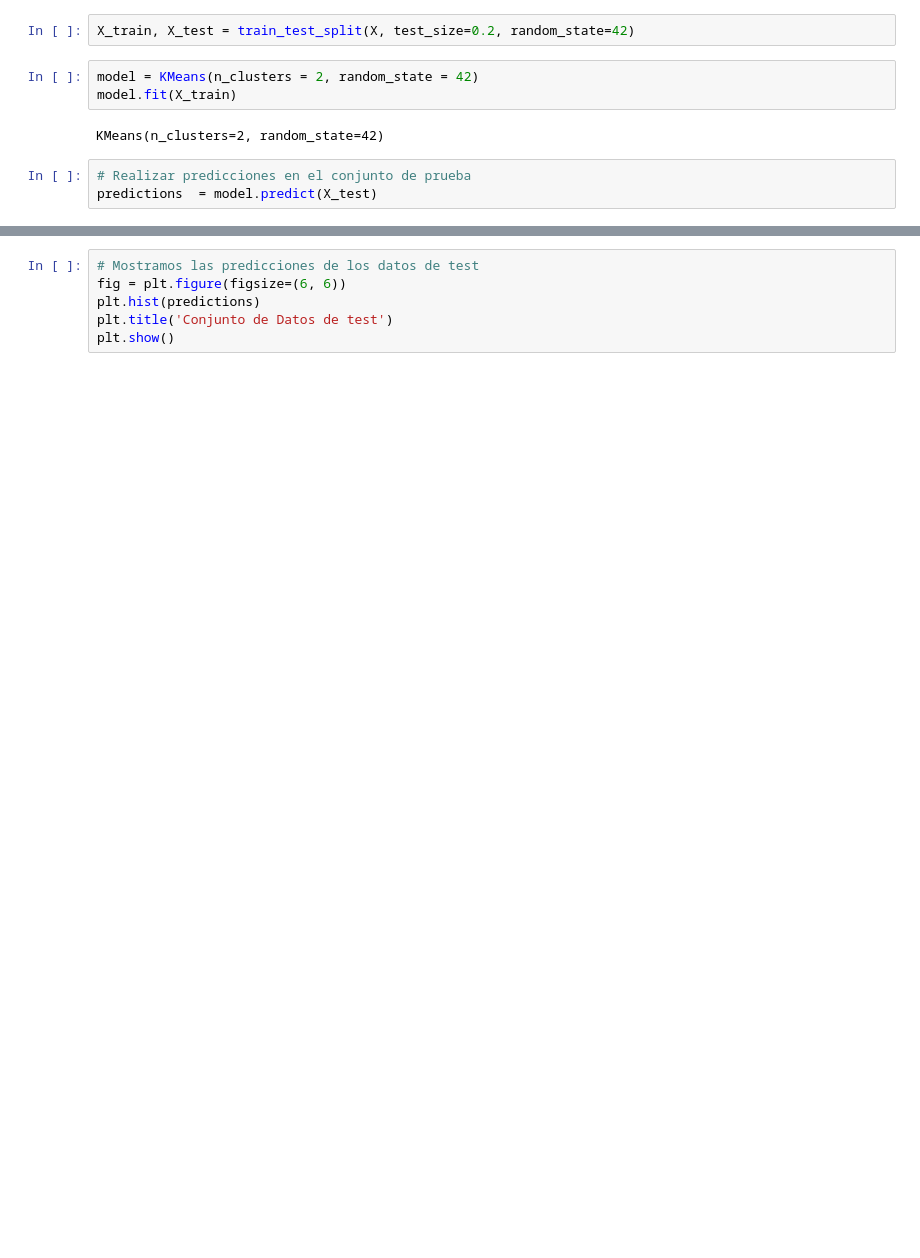
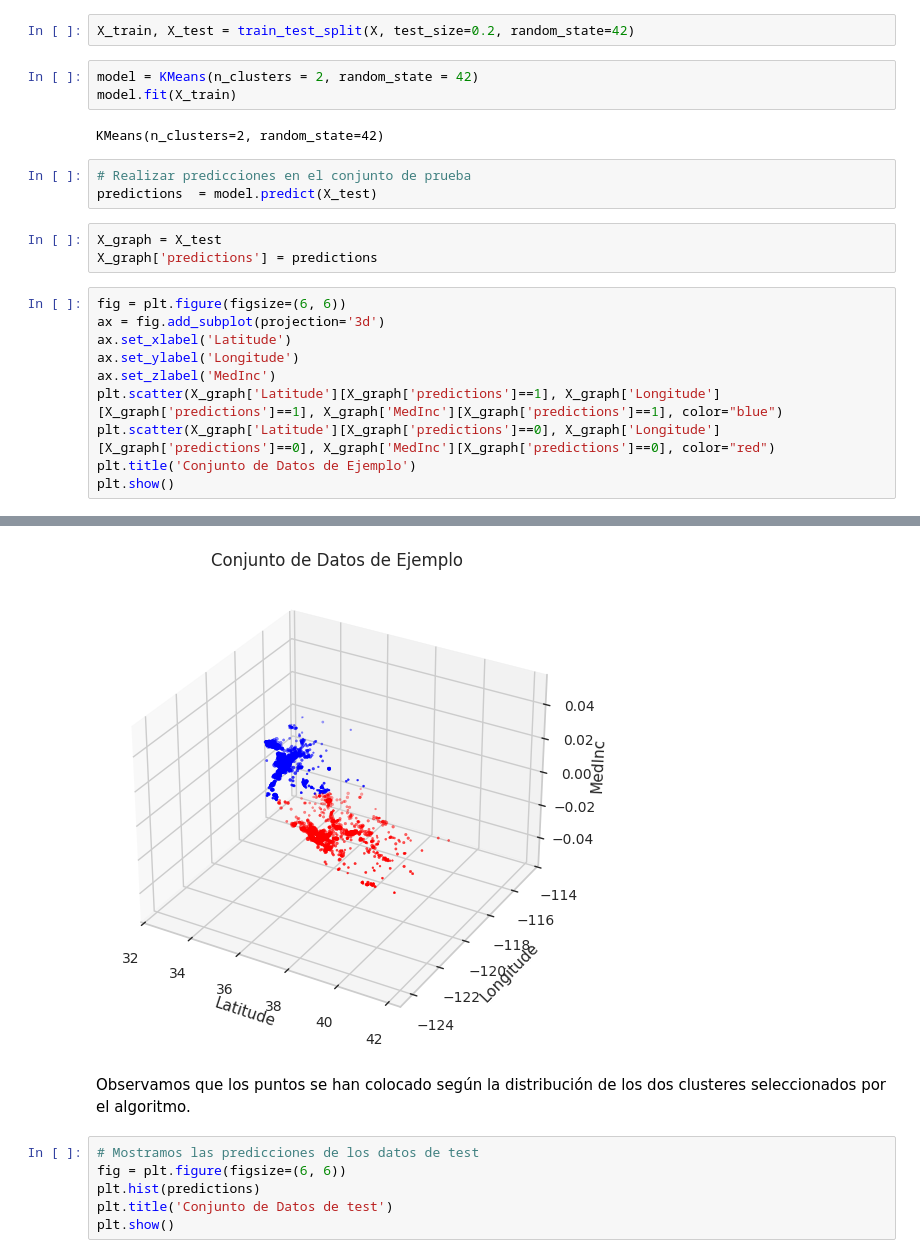
Before and after one commit to 4GeeksAcademy/K-Medias-Marina, a Jupyter notebook: src/explore.ipynb, the cells around one changed output, grey strips where cells are left out. Drawn from its saved outputs; the diff is of its cells as text; blank space fills up the shorter version.

```diff
--- a/src/explore.ipynb
+++ b/src/explore.ipynb
@@ -189,3 +190,17 @@ KMeans(n_clusters=2, random_state=42)
 # %%
 # Realizar predicciones en el conjunto de prueba
 predictions  = model.predict(X_test)
+# %%
+X_graph = X_test
+X_graph['predictions'] = predictions
+# %%
+fig = plt.figure(figsize=(6, 6))
+ax = fig.add_subplot(projection='3d')
+ax.set_xlabel('Latitude')
+ax.set_ylabel('Longitude')
+ax.set_zlabel('MedInc')
+plt.scatter(X_graph['Latitude'][X_graph['predictions']==1], X_graph['Longitude'][X_graph['predictions']==1], X_graph['MedInc'][X_graph['predictions']==1], color="blue")
+plt.scatter(X_graph['Latitude'][X_graph['predictions']==0], X_graph['Longitude'][X_graph['predictions']==0], X_graph['MedInc'][X_graph['predictions']==0], color="red")
+plt.title('Conjunto de Datos de Ejemplo')
+plt.show()
+# %% [output]
@@ -192,3 +224,6 @@ predictions  = model.predict(X_test)
+[figure, added]
+# %% [markdown]
+Observamos que los puntos se han colocado según la distribución de los dos clusteres seleccionados por el algoritmo.
 # %%
 # Mostramos las predicciones de los datos de test
 fig = plt.figure(figsize=(6, 6))
```
Also changed, not shown: parts of 14 cells of this notebook.
